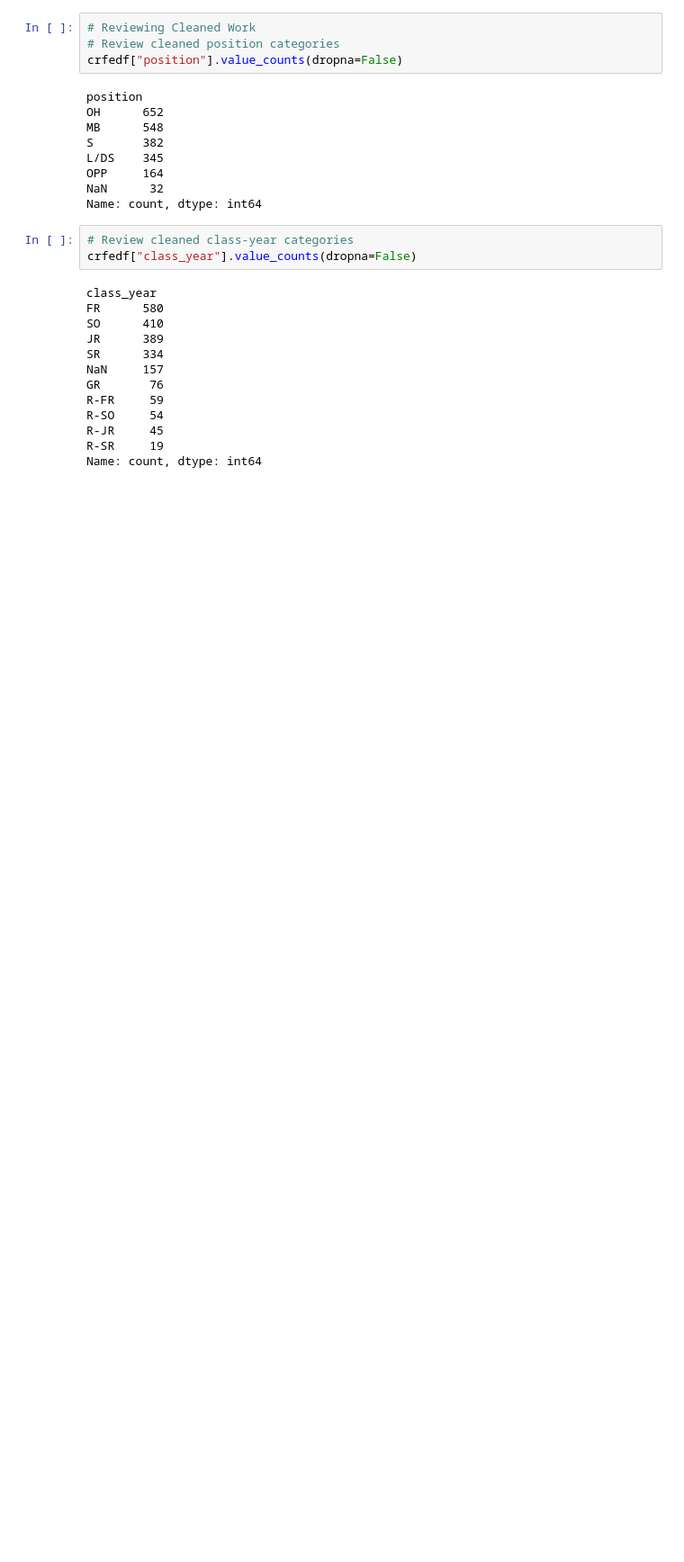
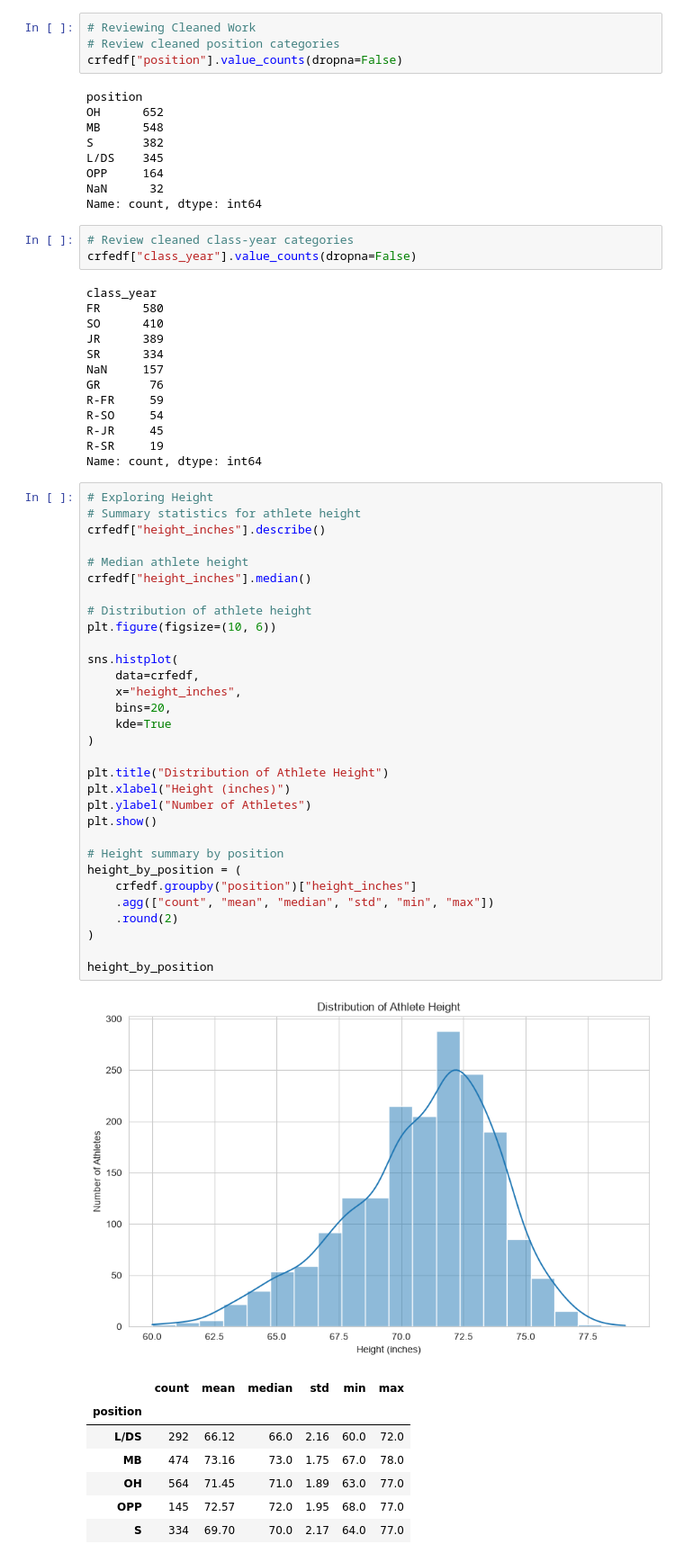
Before and after one commit to karlidean/capstone-project-NCAA-Volleyball, a Jupyter notebook: notebooks/eda.ipynb, the cells around one changed output. Shown at 90% size. Drawn from its saved outputs; the diff is of its cells as text; blank space fills up the shorter version.

Commit message:
Completed Height EDA.

```diff
--- a/notebooks/eda.ipynb
+++ b/notebooks/eda.ipynb
@@ -301,3 +301,43 @@ R-SO     54
 R-JR     45
 R-SR     19
 Name: count, dtype: int64
+# %%
+# Exploring Height
+# Summary statistics for athlete height
+crfedf["height_inches"].describe()
+
+# Median athlete height
+crfedf["height_inches"].median()
+
+# Distribution of athlete height
+plt.figure(figsize=(10, 6))
+
+sns.histplot(
+    data=crfedf,
+    x="height_inches",
+    bins=20,
+    kde=True
+)
+
+plt.title("Distribution of Athlete Height")
+plt.xlabel("Height (inches)")
+plt.ylabel("Number of Athletes")
+plt.show()
+
+# Height summary by position
+height_by_position = (
+    crfedf.groupby("position")["height_inches"]
+    .agg(["count", "mean", "median", "std", "min", "max"])
+    .round(2)
+)
+
+height_by_position
+# %% [output]
+[figure, added]
+|  | count | mean | median | std | min | max |
+| position |  |  |  |  |  |  |
+| L/DS | 292 | 66.12 | 66.0 | 2.16 | 60.0 | 72.0 |
+| MB | 474 | 73.16 | 73.0 | 1.75 | 67.0 | 78.0 |
+| OH | 564 | 71.45 | 71.0 | 1.89 | 63.0 | 77.0 |
+| OPP | 145 | 72.57 | 72.0 | 1.95 | 68.0 | 77.0 |
+| S | 334 | 69.70 | 70.0 | 2.17 | 64.0 | 77.0 |
```
Also changed, not shown: parts of 14 cells of this notebook.
